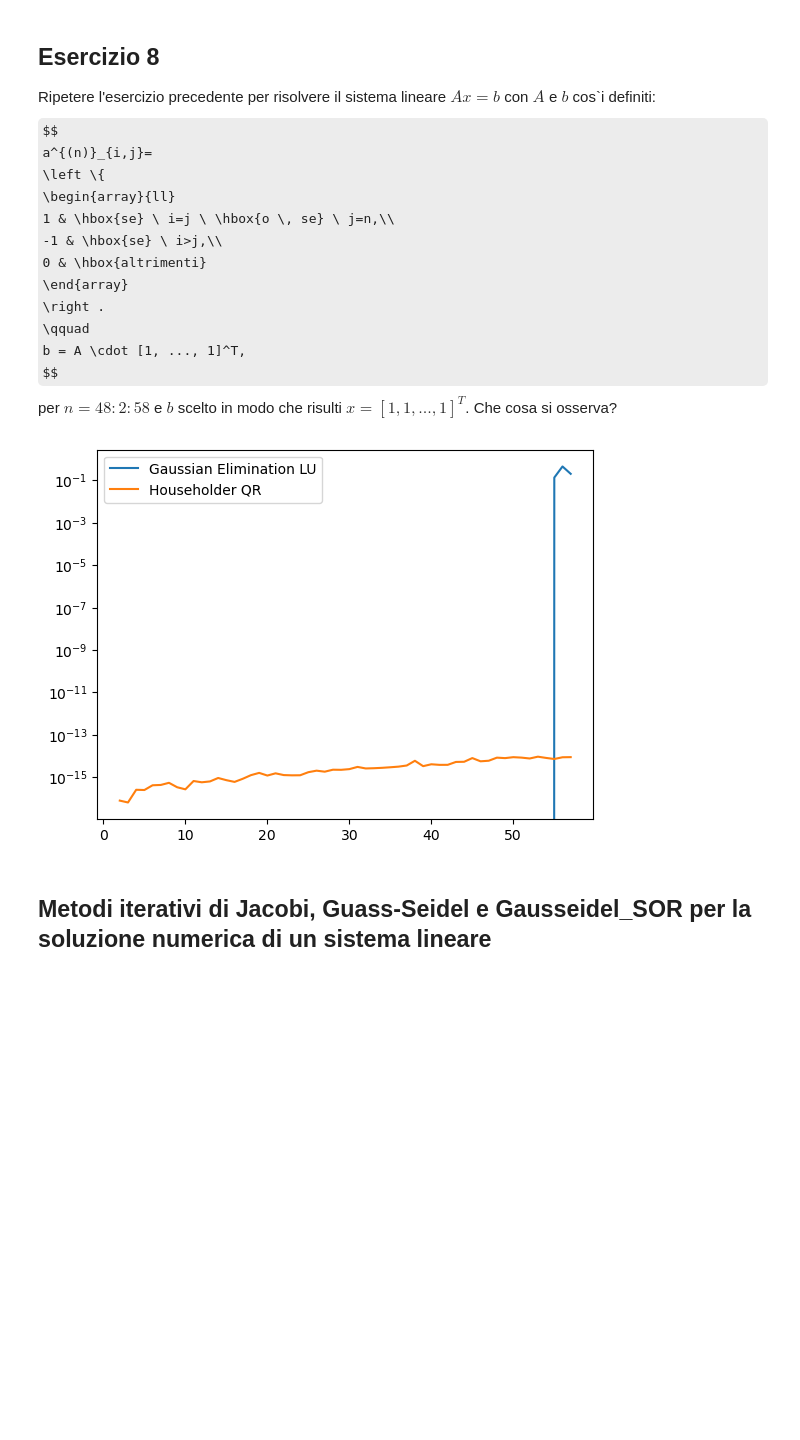
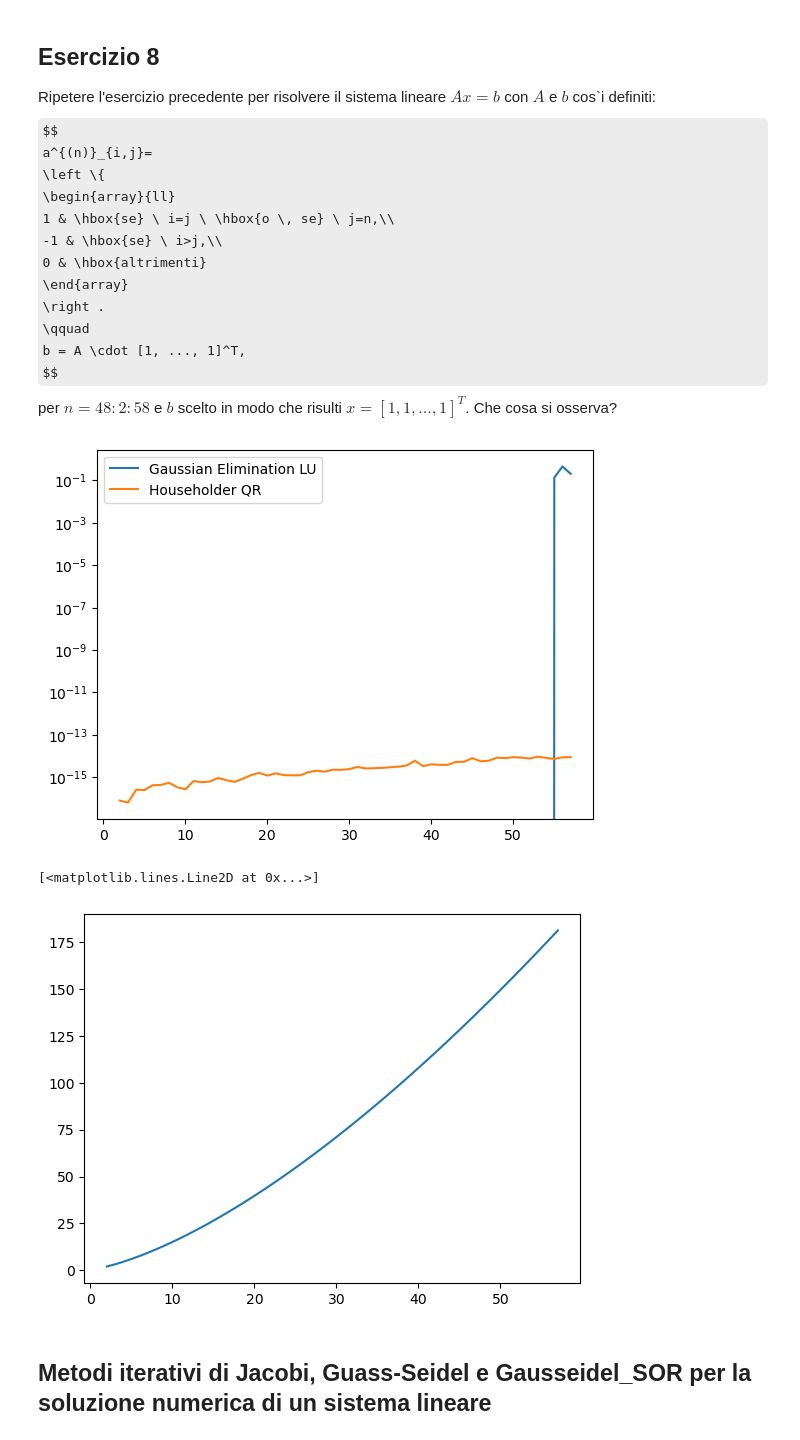
Before and after one commit to KeegTheBoi/metodi_numerici_es, a Jupyter notebook: Lecture 8/Esercitazione23_Aprile_2024.ipynb, the cells around one changed output. Saved outputs shown, nothing was run; the diff lists cells and outputs as text; code cells hidden in the pictures; some formulas as TeX source; blank space fills up the shorter version.

```diff
--- a/Lecture 8/Esercitazione23_Aprile_2024.ipynb
+++ b/Lecture 8/Esercitazione23_Aprile_2024.ipynb
@@ -417,9 +417,14 @@ def my_A(n: int) -> np:
 # %%
 n = np.arange(2, 58)
 methods: dict = {'Gaussian Elimination LU':sys.LU_solve, 'Householder QR': sys.QR_solve}
 show_relative_errors(n, my_A, methods)
+
+K = lambda A: lin.norm(A) * lin.norm(splin.inv(A))
+plt.plot(n, [K(my_A(i)) for i in n])
 # %% [output]
 [figure]
+[<matplotlib.lines.Line2D at 0x...>]
+[figure, added]
 # %% [markdown]
 ## Metodi iterativi di Jacobi, Guass-Seidel e Gausseidel_SOR per la soluzione numerica di un sistema lineare
 # %% [markdown]
```
Also changed, not shown: parts of 1 cell of this notebook, 9 other files.
